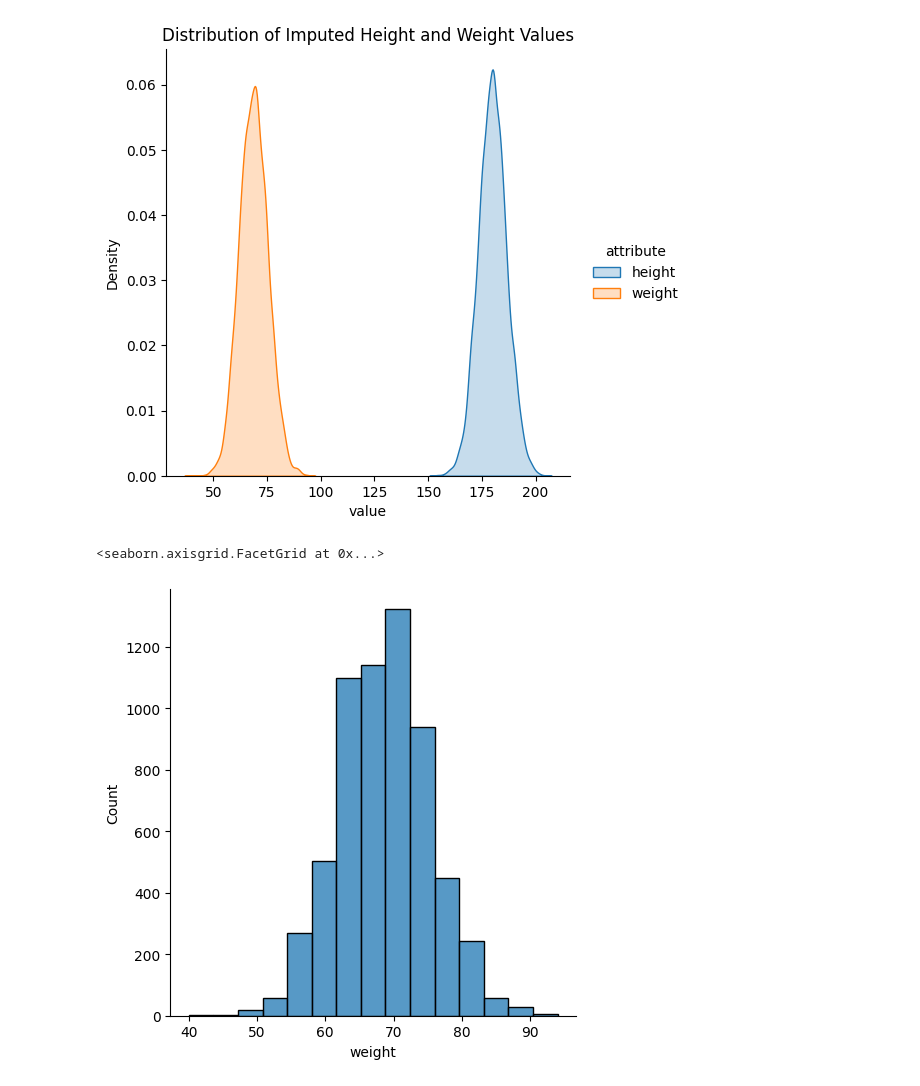
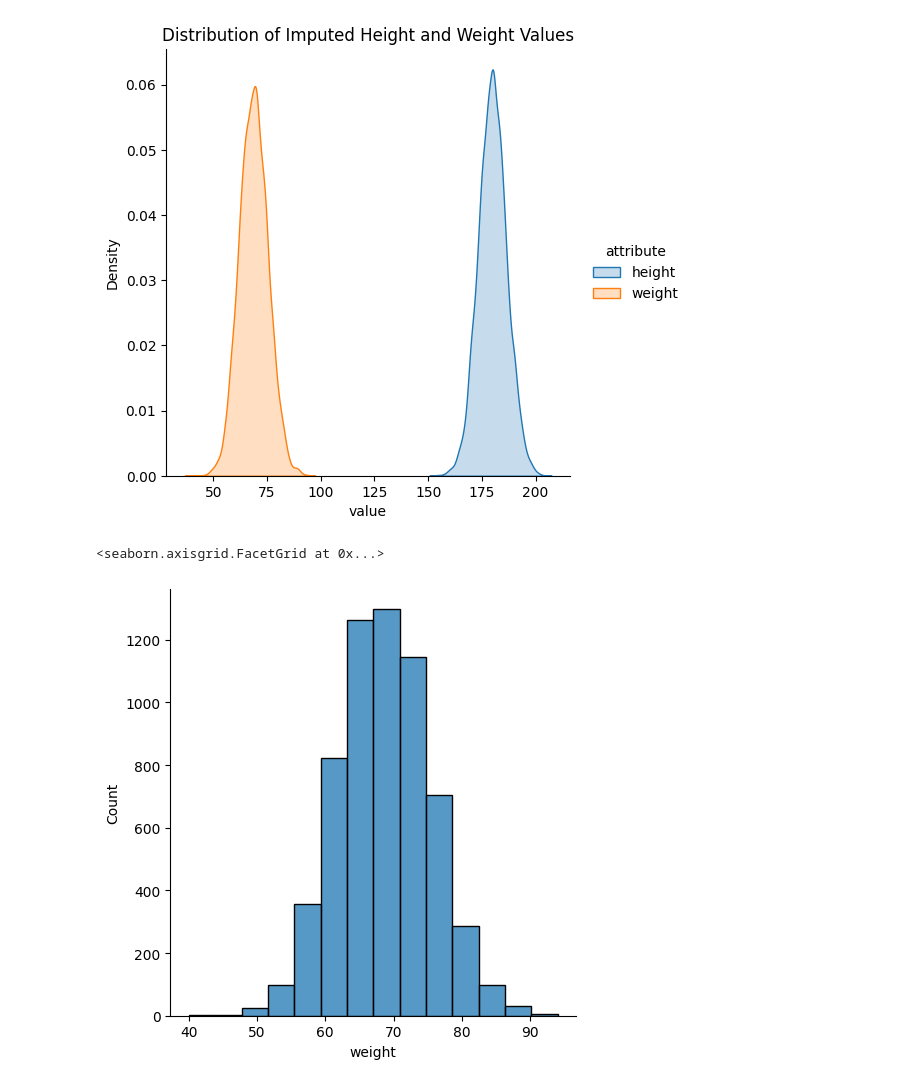
Before and after one commit to Dylan-Nico/Data-Mining-Cyclist-data, a Jupyter notebook: dylan.ipynb, the cells around one changed output. Drawn from its saved outputs; the diff is of its cells as text; code cells hidden in the pictures.

```diff
--- a/dylan.ipynb
+++ b/dylan.ipynb
@@ -518,12 +522,12 @@ plt.show()
 # %% [output]
 [figure]
 # %%
-# review distribution of weight --> NOT GOOD
+# review distribution of weight --> GOOD
 seaborn.displot(df_imputed,
                 x="weight",
                 kind="hist",
                 row_order="desc",
-                bins=15)
+                bins=14)
 # %% [output]
 <seaborn.axisgrid.FacetGrid at 0x...>
-[figure, old version]
+[figure, new version]
```
Also changed, not shown: parts of 14 cells of this notebook.
